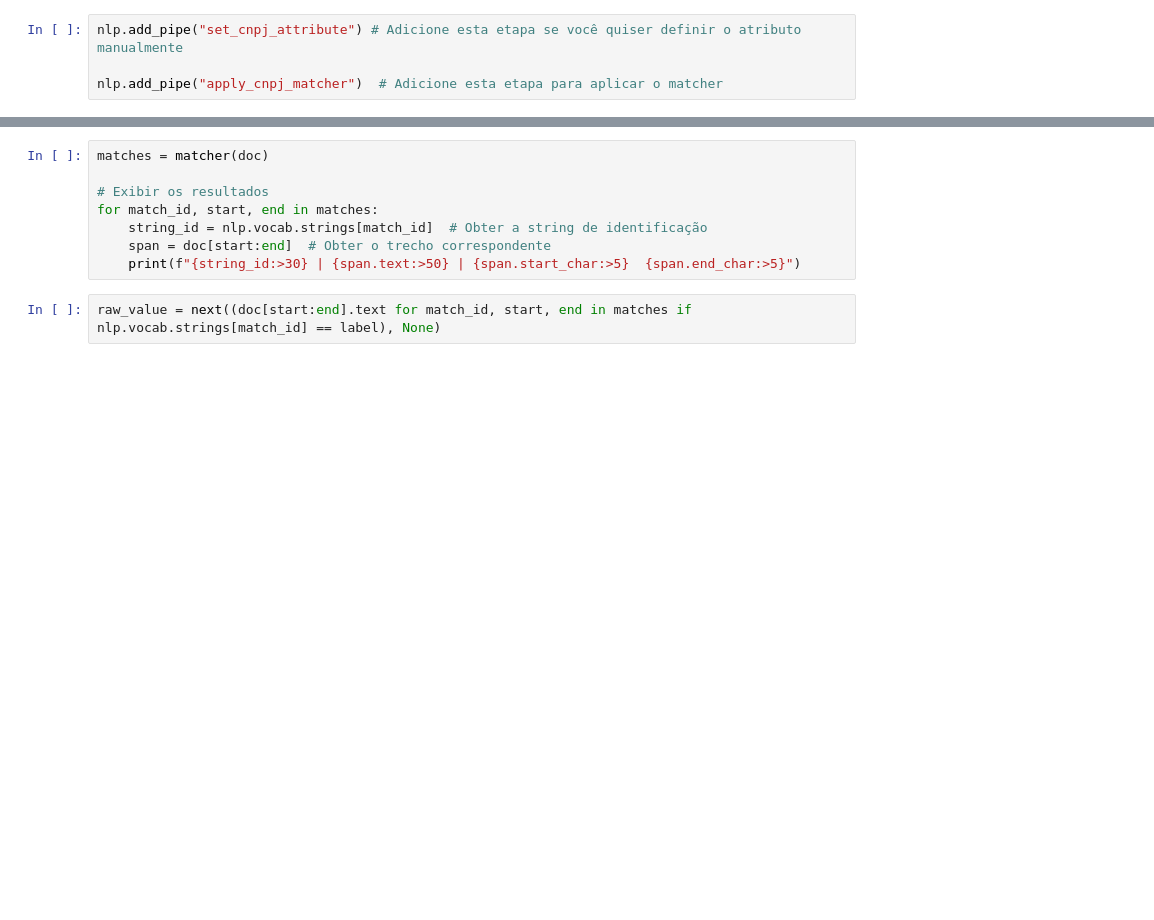
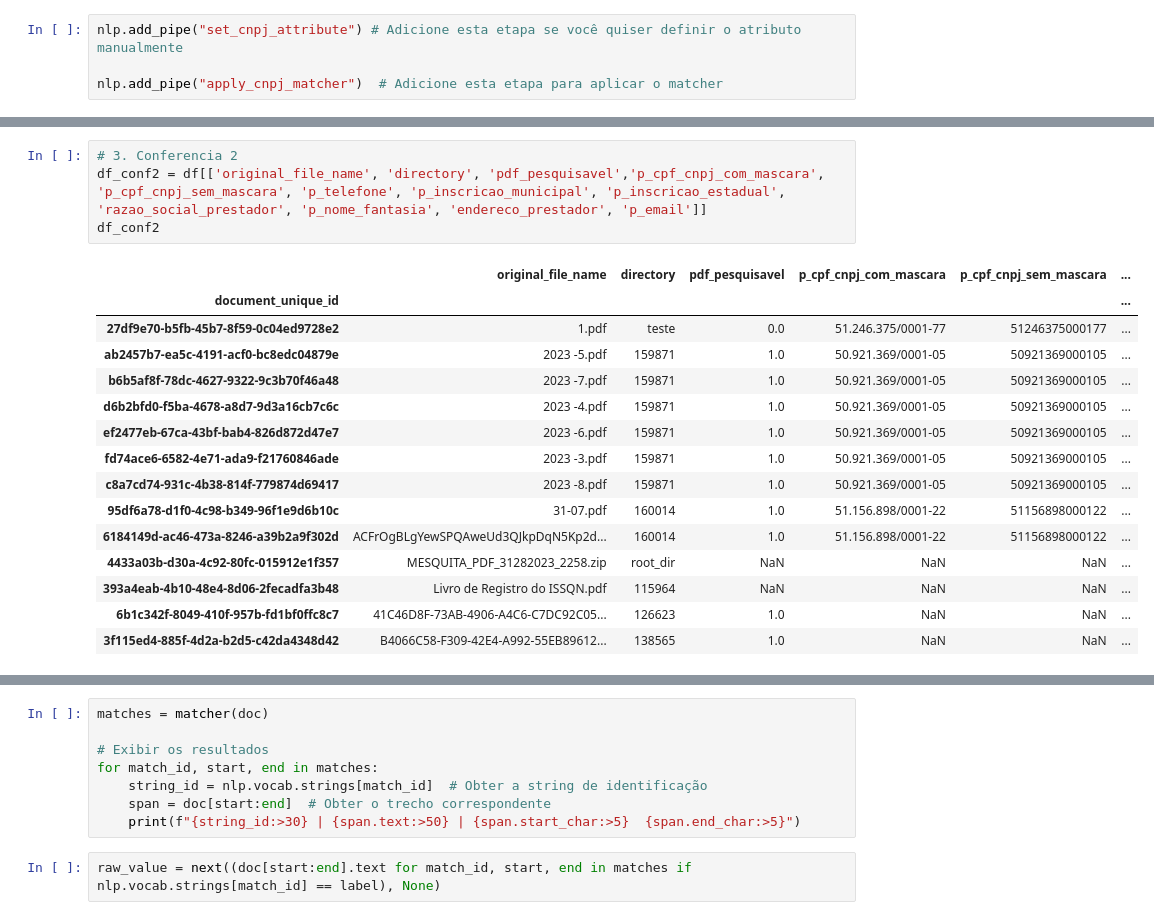
Before and after one commit to Daniel-sdn/extracaoDoc, a Jupyter notebook: 2_extract_pipeline_NLP_V1.ipynb, the cells around one changed output, grey strips where cells are left out. Saved outputs shown, nothing was run; the diff lists cells and outputs as text; blank space fills up the shorter version.

```diff
--- a/2_extract_pipeline_NLP_V1.ipynb
+++ b/2_extract_pipeline_NLP_V1.ipynb
@@ -2497,0 +2543,20 @@ df_root_pipe.head(20)
+# %%
+# 3. Conferencia 2
+df_conf2 = df[['original_file_name', 'directory', 'pdf_pesquisavel','p_cpf_cnpj_com_mascara', 'p_cpf_cnpj_sem_mascara', 'p_telefone', 'p_inscricao_municipal', 'p_inscricao_estadual', 'razao_social_prestador', 'p_nome_fantasia', 'endereco_prestador', 'p_email']]
+df_conf2
+# %% [output]
+|  | original_file_name | directory | pdf_pesquisavel | p_cpf_cnpj_com_mascara | p_cpf_cnpj_sem_mascara | ... |
+| document_unique_id |  |  |  |  |  | ... |
+| 27df9e70-b5fb-45b7-8f59-0c04ed9728e2 | 1.pdf | teste | 0.0 | 51.246.375/0001-77 | 51246375000177 | ... |
+| ab2457b7-ea5c-4191-acf0-bc8edc04879e | 2023 -5.pdf | 159871 | 1.0 | 50.921.369/0001-05 | 50921369000105 | ... |
+| b6b5af8f-78dc-4627-9322-9c3b70f46a48 | 2023 -7.pdf | 159871 | 1.0 | 50.921.369/0001-05 | 50921369000105 | ... |
+| d6b2bfd0-f5ba-4678-a8d7-9d3a16cb7c6c | 2023 -4.pdf | 159871 | 1.0 | 50.921.369/0001-05 | 50921369000105 | ... |
+| ef2477eb-67ca-43bf-bab4-826d872d47e7 | 2023 -6.pdf | 159871 | 1.0 | 50.921.369/0001-05 | 50921369000105 | ... |
+| fd74ace6-6582-4e71-ada9-f21760846ade | 2023 -3.pdf | 159871 | 1.0 | 50.921.369/0001-05 | 50921369000105 | ... |
+| c8a7cd74-931c-4b38-814f-779874d69417 | 2023 -8.pdf | 159871 | 1.0 | 50.921.369/0001-05 | 50921369000105 | ... |
+| 95df6a78-d1f0-4c98-b349-96f1e9d6b10c | 31-07.pdf | 160014 | 1.0 | 51.156.898/0001-22 | 51156898000122 | ... |
+| 6184149d-ac46-473a-8246-a39b2a9f302d | ACFrOgBLgYewSPQAweUd3QJkpDqN5Kp2d... | 160014 | 1.0 | 51.156.898/0001-22 | 51156898000122 | ... |
+| 4433a03b-d30a-4c92-80fc-015912e1f357 | MESQUITA_PDF_31282023_2258.zip | root_dir | NaN | NaN | NaN | ... |
+| 393a4eab-4b10-48e4-8d06-2fecadfa3b48 | Livro de Registro do ISSQN.pdf | 115964 | NaN | NaN | NaN | ... |
+| 6b1c342f-8049-410f-957b-fd1bf0ffc8c7 | 41C46D8F-73AB-4906-A4C6-C7DC92C05... | 126623 | 1.0 | NaN | NaN | ... |
+| 3f115ed4-885f-4d2a-b2d5-c42da4348d42 | B4066C58-F309-42E4-A992-55EB89612... | 138565 | 1.0 | NaN | NaN | ... |
```
Also changed, not shown: parts of 83 cells of this notebook, 3 other files.
